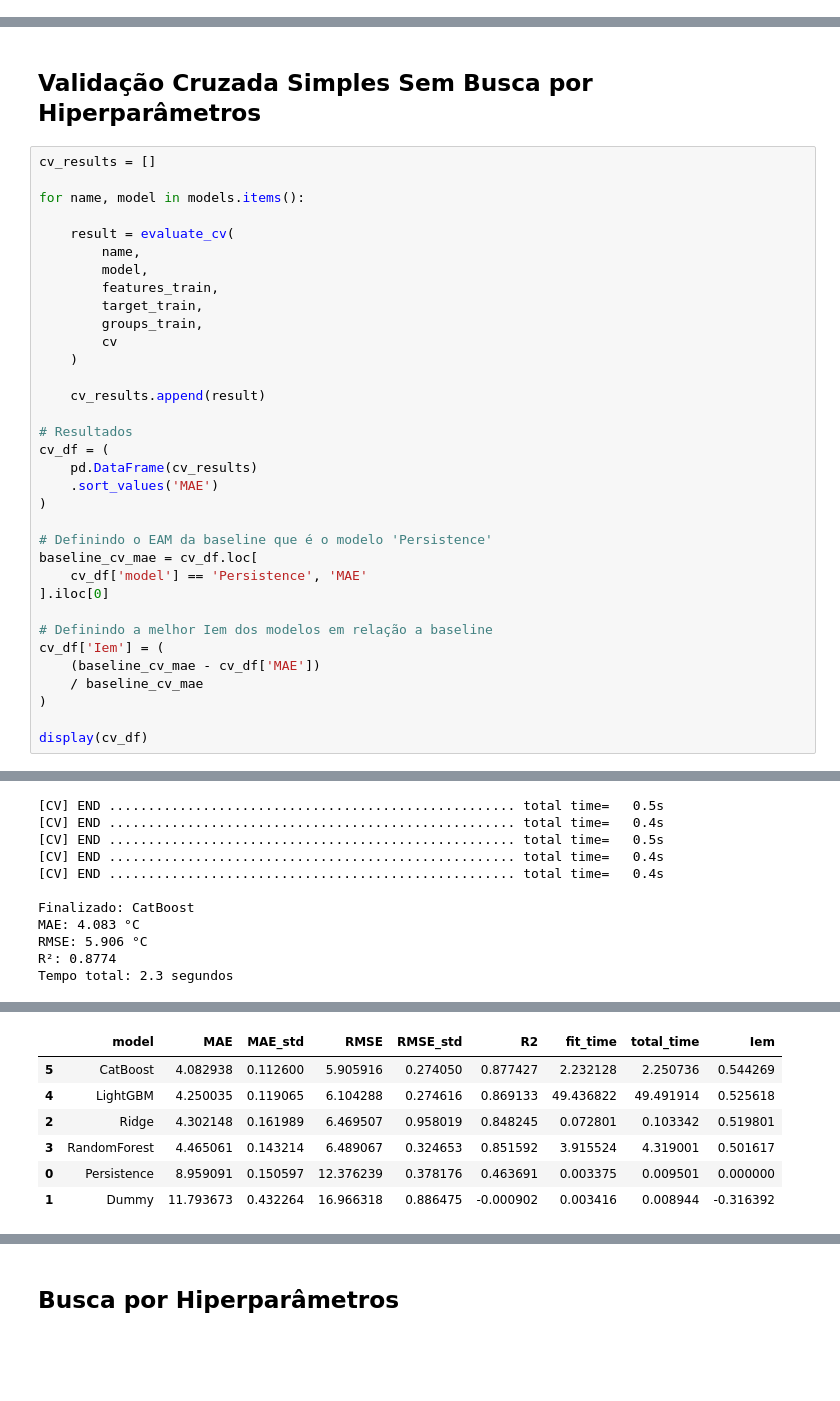
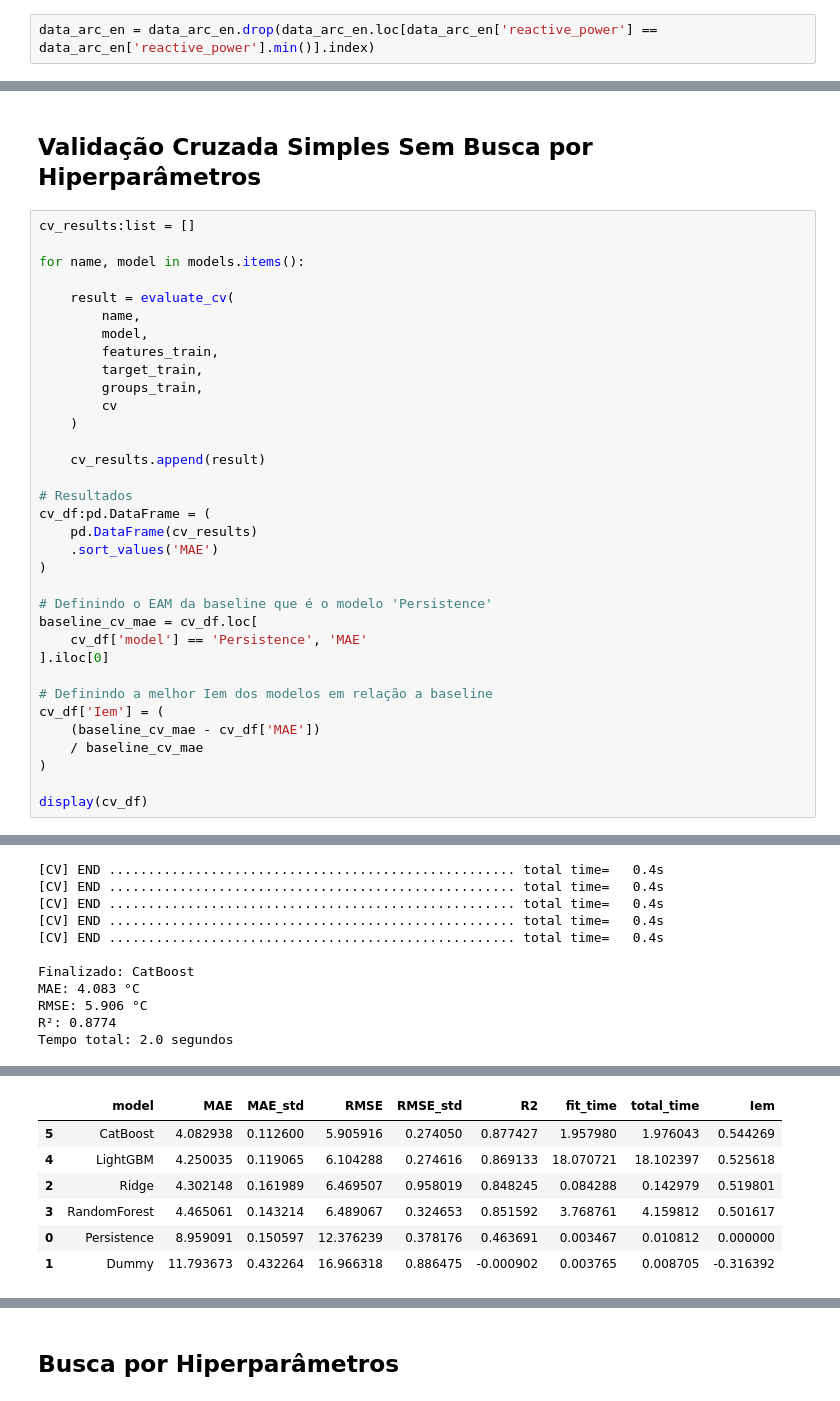
Before and after one commit to danendless/TT-Sprint17-FINAL-PROJECT, a Jupyter notebook: notebooks/steelproof_notebook_code.ipynb, the cells around one changed output, grey strips where cells are left out. Cells and saved outputs as stored; diff of their text form; blank space fills up the shorter version.

```diff
--- a/notebooks/steelproof_notebook_code.ipynb
+++ b/notebooks/steelproof_notebook_code.ipynb
@@ -442,3 +450,5 @@ Como não parece existir uma relação de linearidade entre as colunas e não po
+# %%
+data_arc_en = data_arc_en.drop(data_arc_en.loc[data_arc_en['reactive_power'] == data_arc_en['reactive_power'].min()].index)
 # %% [markdown]
 ### Coluna **tempearture** dos Dados de Registros de Temperatura
 # %% [markdown]
@@ -1961,7 +1970,7 @@ Com um simples smoke test já podemos ver uma diferença grande nas performances
 # %% [markdown]
 ## Validação Cruzada Simples Sem Busca por Hiperparâmetros
 # %%
-cv_results = []
+cv_results:list = []
 
 for name, model in models.items():
 
@@ -1977,7 +1986,7 @@ for name, model in models.items():
     cv_results.append(result)
 
 # Resultados
-cv_df = (
+cv_df:pd.DataFrame = (
     pd.DataFrame(cv_results)
     .sort_values('MAE')
 )
@@ -2046,6 +2055,6 @@ Iniciando validação cruzada: CatBoost
-[CV] END .................................................... total time=   0.5s
 [CV] END .................................................... total time=   0.4s
-[CV] END .................................................... total time=   0.5s
+[CV] END .................................................... total time=   0.4s
+[CV] END .................................................... total time=   0.4s
 [CV] END .................................................... total time=   0.4s
 [CV] END .................................................... total time=   0.4s
 
@@ -2053,4 +2062,4 @@ Finalizado: CatBoost
 MAE: 4.083 °C
 RMSE: 5.906 °C
 R²: 0.8774
-Tempo total: 2.3 segundos
+Tempo total: 2.0 segundos
@@ -2058,7 +2067,7 @@ Tempo total: 2.3 segundos
 |  | model | MAE | MAE_std | RMSE | RMSE_std | R2 | fit_time | total_time | Iem |
-| 5 | CatBoost | 4.082938 | 0.112600 | 5.905916 | 0.274050 | 0.877427 | 2.232128 | 2.250736 | 0.544269 |
-| 4 | LightGBM | 4.250035 | 0.119065 | 6.104288 | 0.274616 | 0.869133 | 49.436822 | 49.491914 | 0.525618 |
-| 2 | Ridge | 4.302148 | 0.161989 | 6.469507 | 0.958019 | 0.848245 | 0.072801 | 0.103342 | 0.519801 |
-| 3 | RandomForest | 4.465061 | 0.143214 | 6.489067 | 0.324653 | 0.851592 | 3.915524 | 4.319001 | 0.501617 |
-| 0 | Persistence | 8.959091 | 0.150597 | 12.376239 | 0.378176 | 0.463691 | 0.003375 | 0.009501 | 0.000000 |
-| 1 | Dummy | 11.793673 | 0.432264 | 16.966318 | 0.886475 | -0.000902 | 0.003416 | 0.008944 | -0.316392 |
+| 5 | CatBoost | 4.082938 | 0.112600 | 5.905916 | 0.274050 | 0.877427 | 1.957980 | 1.976043 | 0.544269 |
+| 4 | LightGBM | 4.250035 | 0.119065 | 6.104288 | 0.274616 | 0.869133 | 18.070721 | 18.102397 | 0.525618 |
+| 2 | Ridge | 4.302148 | 0.161989 | 6.469507 | 0.958019 | 0.848245 | 0.084288 | 0.142979 | 0.519801 |
+| 3 | RandomForest | 4.465061 | 0.143214 | 6.489067 | 0.324653 | 0.851592 | 3.768761 | 4.159812 | 0.501617 |
+| 0 | Persistence | 8.959091 | 0.150597 | 12.376239 | 0.378176 | 0.463691 | 0.003467 | 0.010812 | 0.000000 |
+| 1 | Dummy | 11.793673 | 0.432264 | 16.966318 | 0.886475 | -0.000902 | 0.003765 | 0.008705 | -0.316392 |
```
Also changed, not shown: parts of 14 cells of this notebook.
